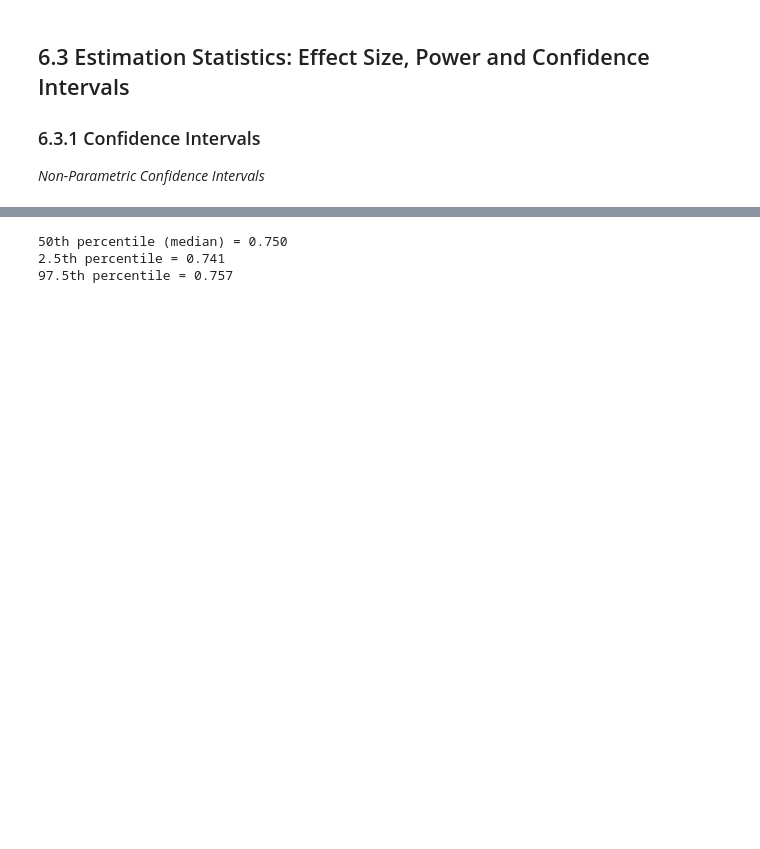
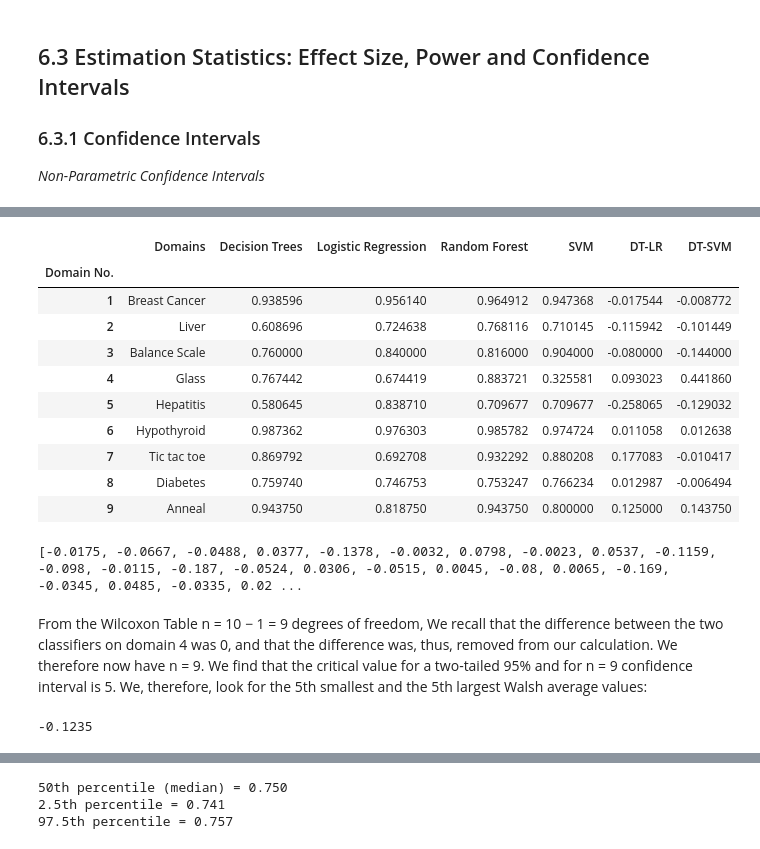
Before and after one commit to zoisboukouvalas/MachineLearningEvaluation_TowardsReliableResponsibleAI, a Jupyter notebook: Part_II/Chapter-6-Statistical-Significance/StatisticalSignificance_SO.ipynb, the cells around one changed output, grey strips where cells are left out. Drawn from its saved outputs; the diff is of its cells as text; code cells hidden in the pictures; blank space fills up the shorter version.

```diff
--- a/Part_II/Chapter-6-Statistical-Significance/StatisticalSignificance_SO.ipynb
+++ b/Part_II/Chapter-6-Statistical-Significance/StatisticalSignificance_SO.ipynb
@@ -1913,0 +2035,18 @@ SVM - Average difference of the empirical error estimates: 0.0032
+# %%
+results.index = np.arange(1, len(results) + 1)
+results['Domain No.'] = results.index
+
+results.set_index('Domain No.', inplace = True)
+results
+# %% [output]
+|  | Domains | Decision Trees | Logistic Regression | Random Forest | SVM | DT-LR | DT-SVM |
+| Domain No. |  |  |  |  |  |  |  |
+| 1 | Breast Cancer | 0.938596 | 0.956140 | 0.964912 | 0.947368 | -0.017544 | -0.008772 |
+| 2 | Liver | 0.608696 | 0.724638 | 0.768116 | 0.710145 | -0.115942 | -0.101449 |
+| 3 | Balance Scale | 0.760000 | 0.840000 | 0.816000 | 0.904000 | -0.080000 | -0.144000 |
+| 4 | Glass | 0.767442 | 0.674419 | 0.883721 | 0.325581 | 0.093023 | 0.441860 |
+| 5 | Hepatitis | 0.580645 | 0.838710 | 0.709677 | 0.709677 | -0.258065 | -0.129032 |
+| 6 | Hypothyroid | 0.987362 | 0.976303 | 0.985782 | 0.974724 | 0.011058 | 0.012638 |
+| 7 | Tic tac toe | 0.869792 | 0.692708 | 0.932292 | 0.880208 | 0.177083 | -0.010417 |
+| 8 | Diabetes | 0.759740 | 0.746753 | 0.753247 | 0.766234 | 0.012987 | -0.006494 |
+| 9 | Anneal | 0.943750 | 0.818750 | 0.943750 | 0.800000 | 0.125000 | 0.143750 |
@@ -1913,0 +2071,9 @@ SVM - Average difference of the empirical error estimates: 0.0032
+# %%
+# Print list of Walsh averages for DT-LR
+walsh_averages_dt_lr = cal_walsh_averages('DT-LR')
+print(walsh_averages_dt_lr)
+# %% [output]
+[-0.0175, -0.0667, -0.0488, 0.0377, -0.1378, -0.0032, 0.0798, -0.0023, 0.0537, -0.1159, -0.098, -0.0115, -0.187, -0.0524, 0.0306, -0.0515, 0.0045, -0.08, 0.0065, -0.169, -0.0345, 0.0485, -0.0335, 0.02 ...
+# %% [markdown]
+From the Wilcoxon Table n = 10 − 1 = 9 degrees of freedom, We recall that the difference between the two classifiers on domain 4 was 0, and that the difference was, thus, removed from our calculation. We
+therefore now have n = 9. We find that the critical value for a two-tailed 95% and for n = 9 confidence interval is 5. We, therefore, look for the 5th smallest and the 5th largest Walsh average values:
@@ -1913,0 +2082,5 @@ SVM - Average difference of the empirical error estimates: 0.0032
+# %%
+# 5th smallest
+sorted_walsh_averages_dt_lr[4]
+# %% [output]
+-0.1235
```
Also changed, not shown: parts of 67 cells of this notebook.
